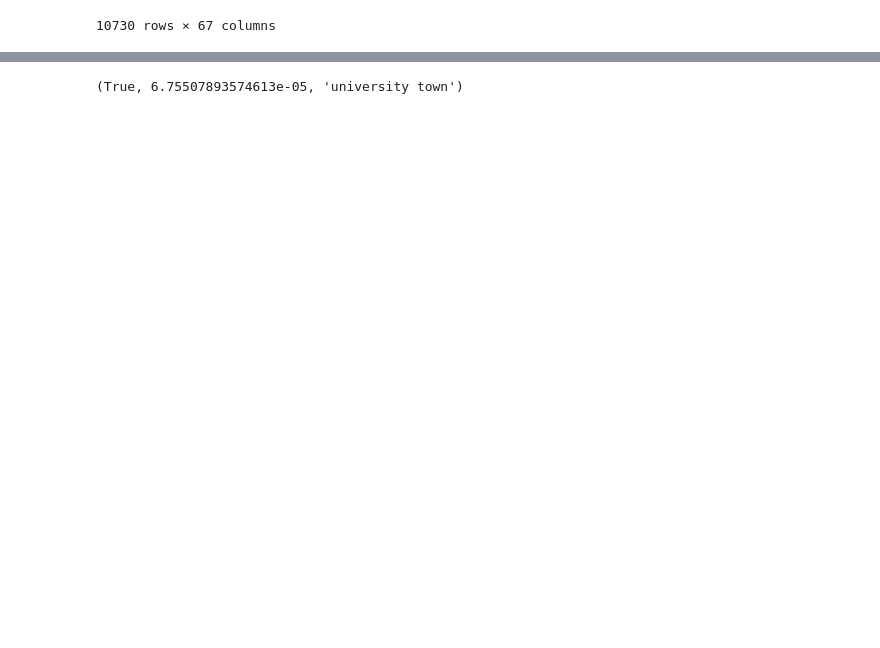
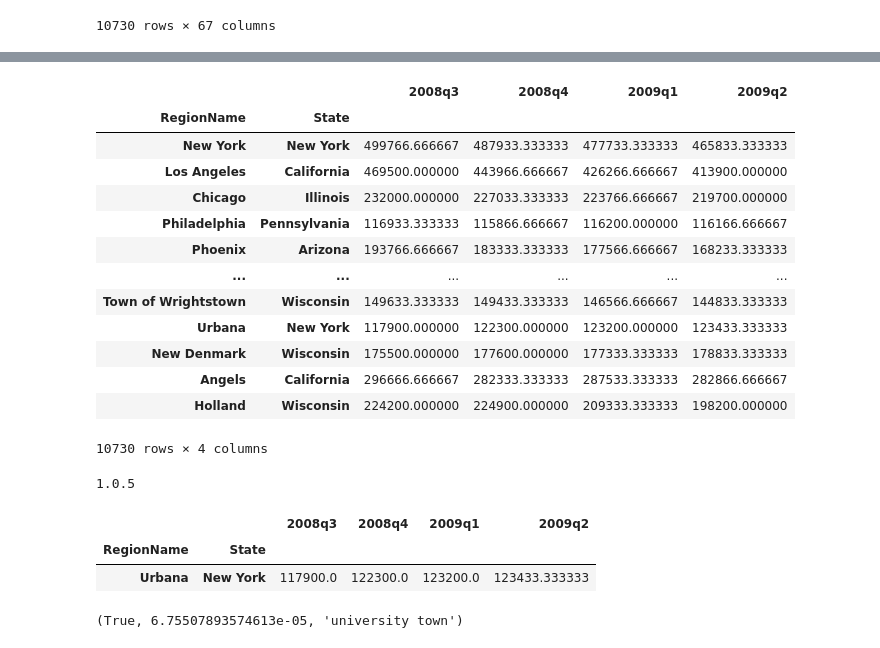
Before and after one commit to aicharya/DSA_Python, a Jupyter notebook: HypothesisTestingAssignment4_AnswersWithoutCode(CMB Summission)-.ipynb, the cells around one changed output, grey strips where cells are left out. Drawn from its saved outputs; the diff is of its cells as text; code cells hidden in the pictures; blank space fills up the shorter version.

```diff
--- a/HypothesisTestingAssignment4_AnswersWithoutCode(CMB Summission)-.ipynb
+++ b/HypothesisTestingAssignment4_AnswersWithoutCode(CMB Summission)-.ipynb
@@ -805,3 +822,35 @@ convert_housing_data_to_quarters()
+# %%
+df = convert_housing_data_to_quarters()
+rStart = get_recession_start()
+rBottom = get_recession_bottom()
+rEnd = get_recession_end()
+sliceDF = df.loc[:,rStart:rBottom]
+sliceDF
+# %% [output]
+|  |  | 2008q3 | 2008q4 | 2009q1 | 2009q2 |
+| RegionName | State |  |  |  |  |
+| New York | New York | 499766.666667 | 487933.333333 | 477733.333333 | 465833.333333 |
+| Los Angeles | California | 469500.000000 | 443966.666667 | 426266.666667 | 413900.000000 |
+| Chicago | Illinois | 232000.000000 | 227033.333333 | 223766.666667 | 219700.000000 |
+| Philadelphia | Pennsylvania | 116933.333333 | 115866.666667 | 116200.000000 | 116166.666667 |
+| Phoenix | Arizona | 193766.666667 | 183333.333333 | 177566.666667 | 168233.333333 |
+| ... | ... | ... | ... | ... | ... |
+| Town of Wrightstown | Wisconsin | 149633.333333 | 149433.333333 | 146566.666667 | 144833.333333 |
+| Urbana | New York | 117900.000000 | 122300.000000 | 123200.000000 | 123433.333333 |
+| New Denmark | Wisconsin | 175500.000000 | 177600.000000 | 177333.333333 | 178833.333333 |
+| Angels | California | 296666.666667 | 282333.333333 | 287533.333333 | 282866.666667 |
+| Holland | Wisconsin | 224200.000000 | 224900.000000 | 209333.333333 | 198200.000000 |
+10730 rows × 4 columns
+# %%
+print(pd.__version__)
+# %% [output]
+1.0.5
+# %%
+sliceDF.loc['Urbana', 'New York']
+# %% [output]
+|  |  | 2008q3 | 2008q4 | 2009q1 | 2009q2 |
+| RegionName | State |  |  |  |  |
+| Urbana | New York | 117900.0 | 122300.0 | 123200.0 | 123433.333333 |
 # %%
 
 def run_ttest():
```
Also changed, not shown: parts of 2 cells of this notebook.
